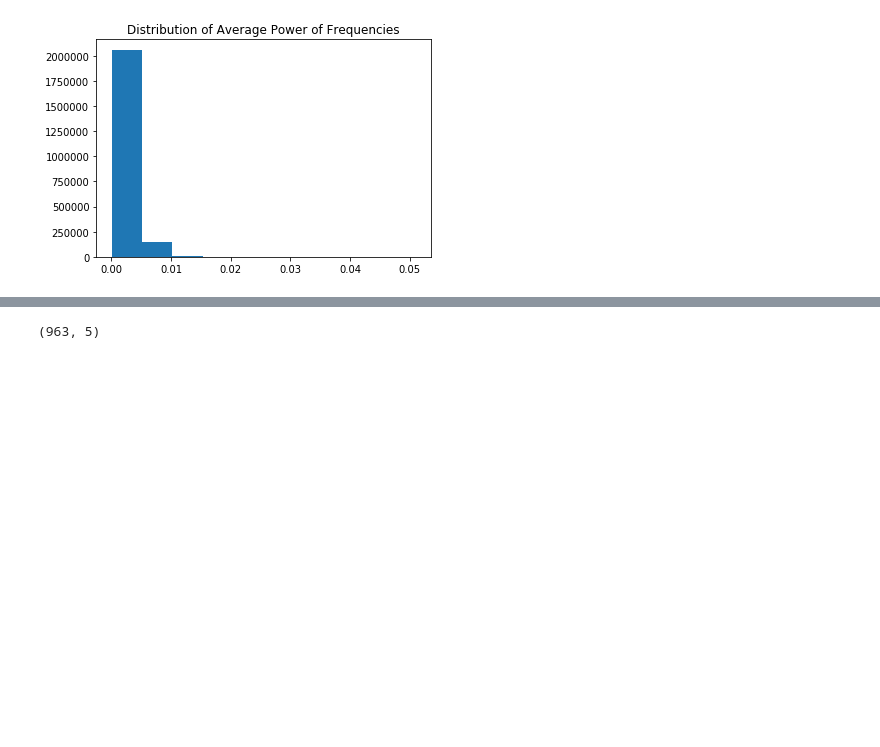
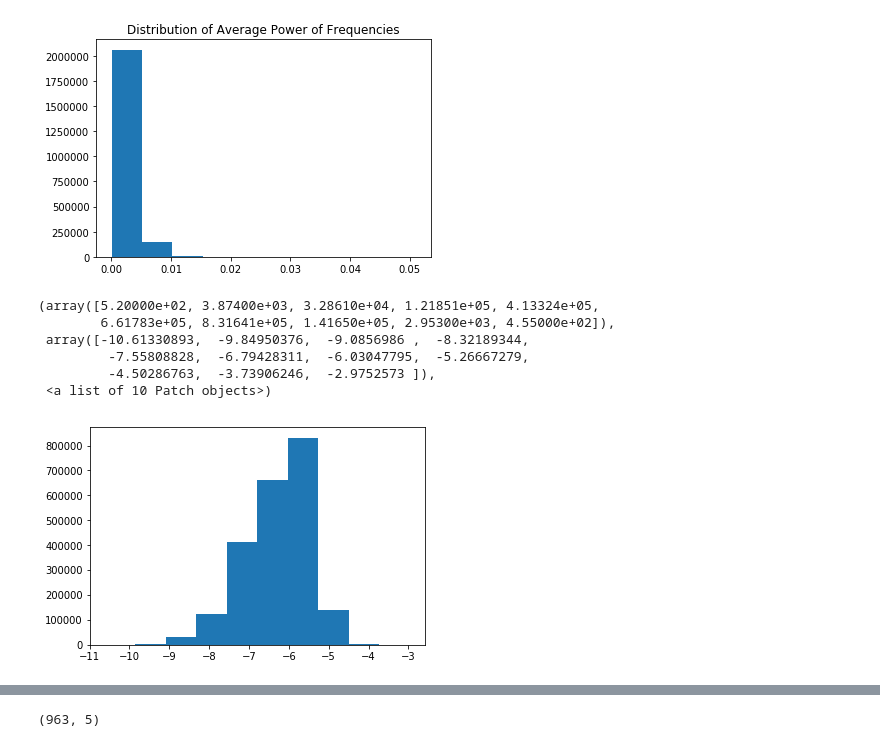
Before and after one commit to huangy6/beat_pd, a Jupyter notebook: EDA.ipynb, the cells around one changed output, grey strips where cells are left out. Drawn from its saved outputs; the diff is of its cells as text; code cells hidden in the pictures; blank space fills up the shorter version.

```diff
--- a/EDA.ipynb
+++ b/EDA.ipynb
@@ -496,6 +557,16 @@ plt.hist(flatten_x.mean(axis=1))
         4.08323583e-02, 4.59333297e-02, 5.10343012e-02]),
  <a list of 10 Patch objects>)
 [figure]
+# %%
+plt.hist(np.log(flatten_x.mean(axis=1)))
+# %% [output]
+(array([5.20000e+02, 3.87400e+03, 3.28610e+04, 1.21851e+05, 4.13324e+05,
+        6.61783e+05, 8.31641e+05, 1.41650e+05, 2.95300e+03, 4.55000e+02]),
+ array([-10.61330893,  -9.84950376,  -9.0856986 ,  -8.32189344,
+         -7.55808828,  -6.79428311,  -6.03047795,  -5.26667279,
+         -4.50286763,  -3.73906246,  -2.9752573 ]),
+ <a list of 10 Patch objects>)
+[figure, added]
 # %%
 average_freq_pow = flatten_x.mean(axis=1)
 # %%
```
Also changed, not shown: parts of 24 cells of this notebook, 3 other files.
